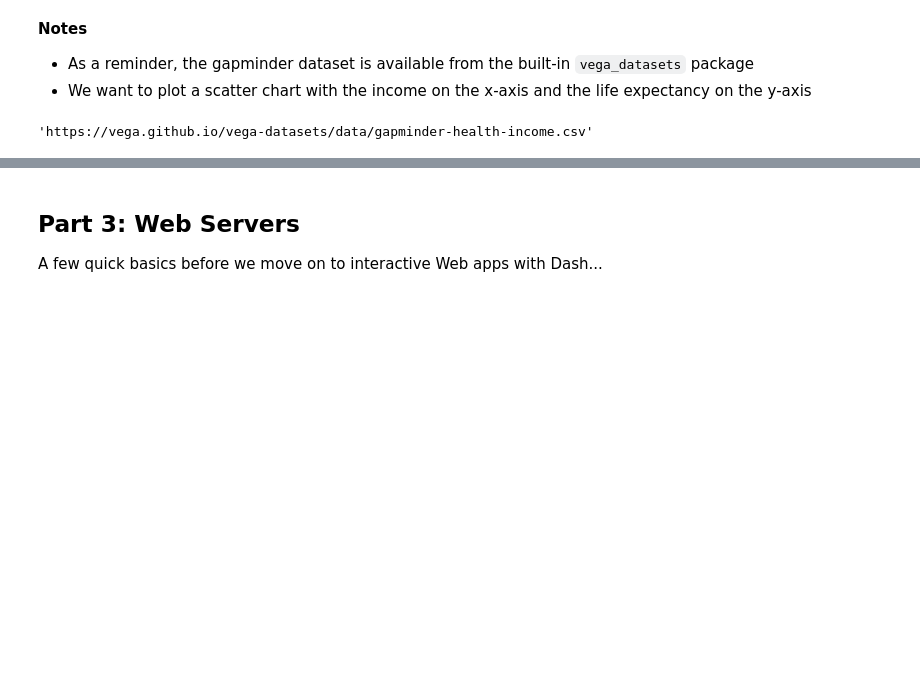
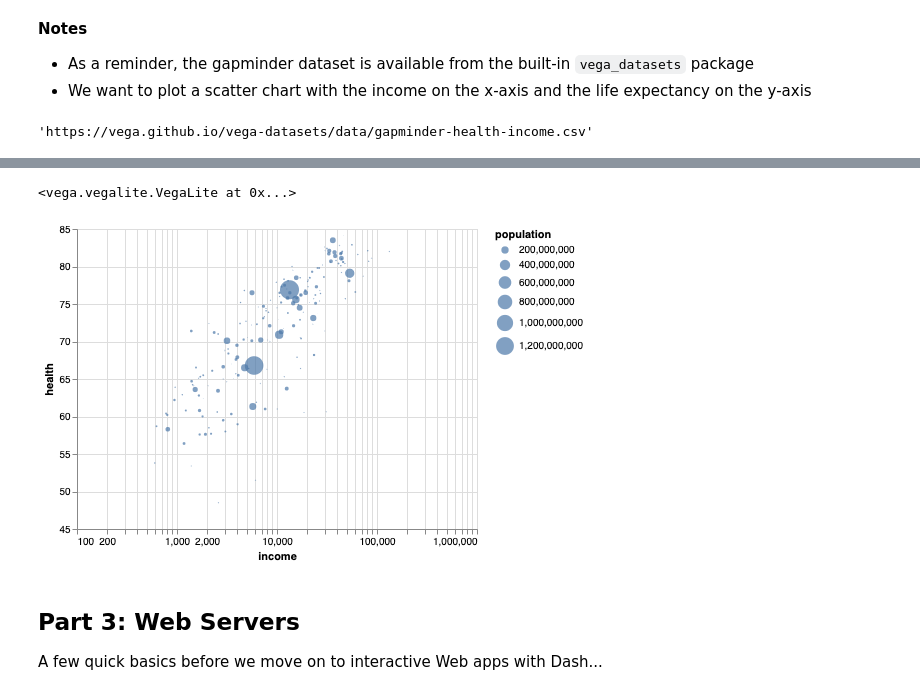
Before and after one commit to XinyiMsumyee/week-13, a Jupyter notebook: lecture-13.ipynb, the cells around one changed output, grey strips where cells are left out. Saved outputs shown, nothing was run; the diff lists cells and outputs as text; code cells hidden in the pictures; blank space fills up the shorter version.

```diff
--- a/lecture-13.ipynb
+++ b/lecture-13.ipynb
@@ -417,3 +424,6 @@ source = data.gapminder_health_income.url
 source
 # %% [output]
 'https://vega.github.io/vega-datasets/data/gapminder-health-income.csv'
+# %%
+data = pd.read_csv(source)
+data.head()
@@ -419,0 +437,12 @@ source
+# %%
+chart = alt.Chart(data).mark_circle().encode(
+    alt.X('income:Q', scale=alt.Scale(type='log')),
+    alt.Y('health:Q', scale=alt.Scale(zero=False)),
+    size='population:Q',
+    tooltip=['income:Q', 'country', 'health']
+).interactive()
+
+chart
+# %% [output]
+<vega.vegalite.VegaLite at 0x...>
+[figure, added]
```
Also changed, not shown: parts of 17 cells of this notebook, 5 other files.
